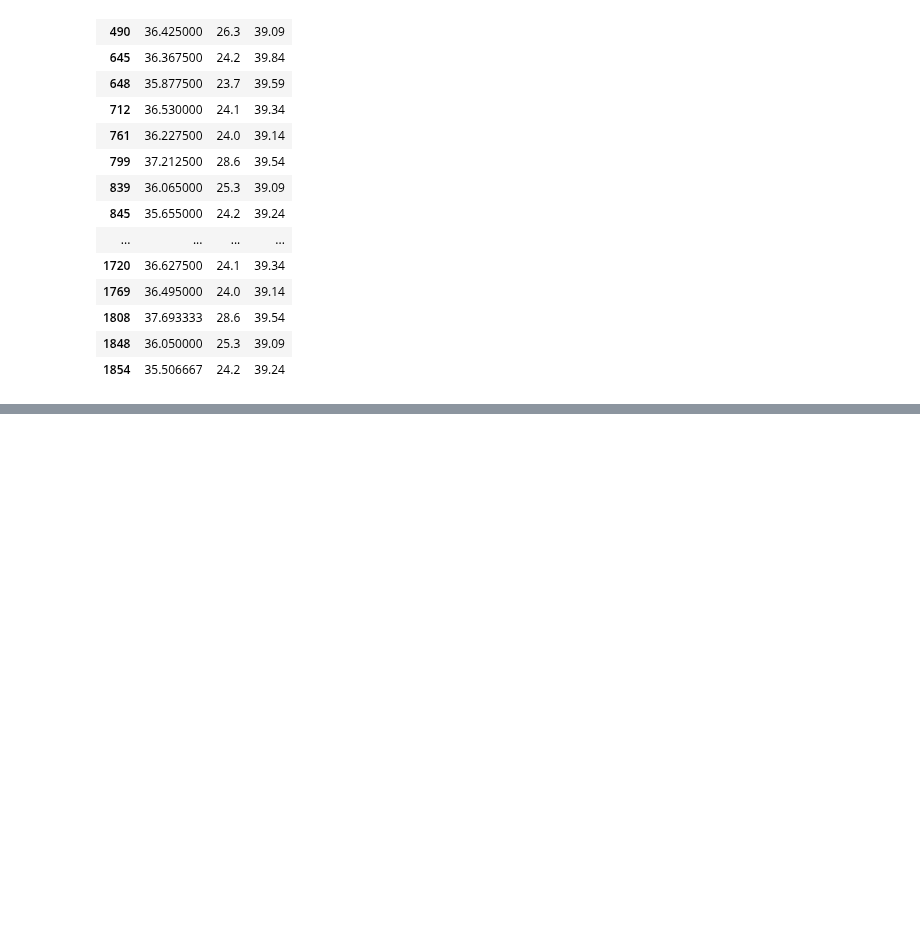
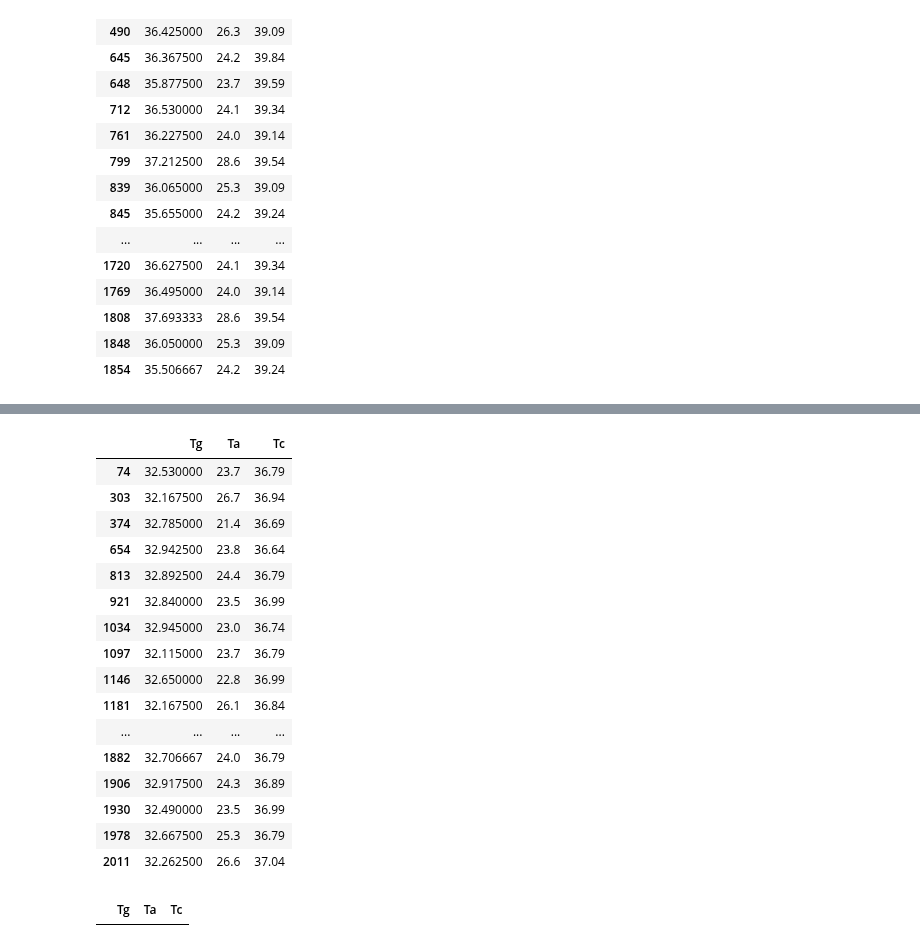
Before and after one commit to woaine/calcifer, a Jupyter notebook: notebooks/eda.ipynb, the cells around one changed output, grey strips where cells are left out. Cells and saved outputs as stored; diff of their text form; code cells hidden in the pictures; blank space fills up the shorter version.

```diff
--- a/notebooks/eda.ipynb
+++ b/notebooks/eda.ipynb
@@ -215,0 +244,28 @@ modified_ogtnt = modified_ogtnt[~modified_ogtnt.index.isin(ogt_outliers['Tg'][og
+# %%
+ont_outliers['Tg'][ont_outliers['Tg']['Tg'] < 32.95]
+
+# Fail
+# %% [output]
+|  | Tg | Ta | Tc |
+| 74 | 32.530000 | 23.7 | 36.79 |
+| 303 | 32.167500 | 26.7 | 36.94 |
+| 374 | 32.785000 | 21.4 | 36.69 |
+| 654 | 32.942500 | 23.8 | 36.64 |
+| 813 | 32.892500 | 24.4 | 36.79 |
+| 921 | 32.840000 | 23.5 | 36.99 |
+| 1034 | 32.945000 | 23.0 | 36.74 |
+| 1097 | 32.115000 | 23.7 | 36.79 |
+| 1146 | 32.650000 | 22.8 | 36.99 |
+| 1181 | 32.167500 | 26.1 | 36.84 |
+| ... | ... | ... | ... |
+| 1882 | 32.706667 | 24.0 | 36.79 |
+| 1906 | 32.917500 | 24.3 | 36.89 |
+| 1930 | 32.490000 | 23.5 | 36.99 |
+| 1978 | 32.667500 | 25.3 | 36.79 |
+| 2011 | 32.262500 | 26.6 | 37.04 |
+# %%
+ont_outliers['Tg'][ont_outliers['Tg']['Tg'] > 35.73]
+
+# Fail
+# %% [output]
+|  | Tg | Ta | Tc |
```
Also changed, not shown: parts of 5 cells of this notebook.
